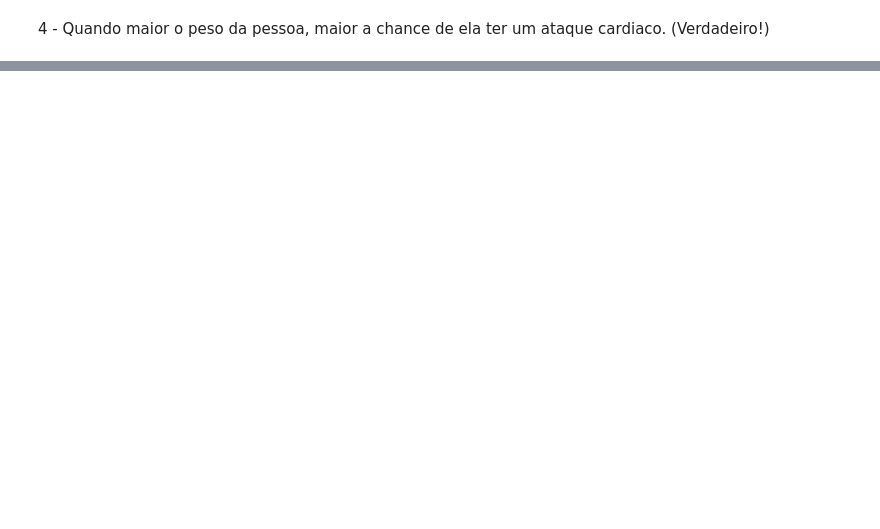
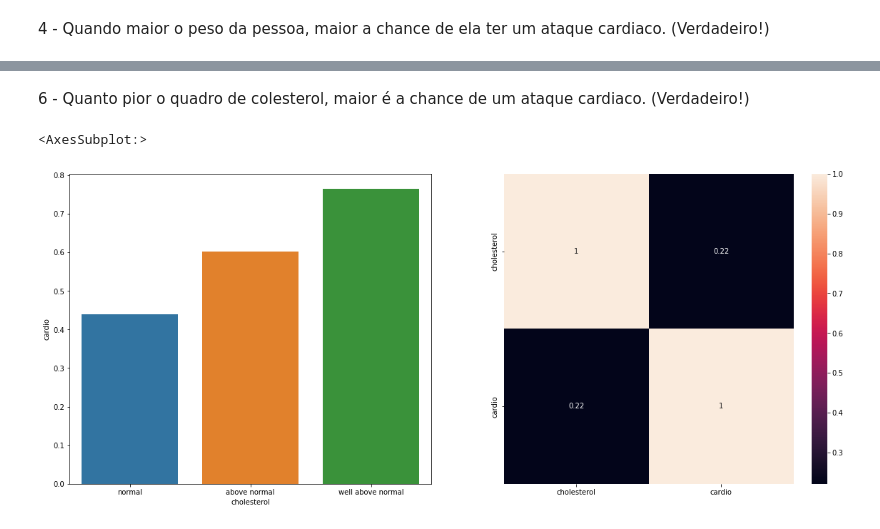
Before and after one commit to RoneyDev7/Cardio_Catch_Disease, a Jupyter notebook: 01-frn_cardio_catch_dieses.ipynb, the cells around one changed output, grey strips where cells are left out. Cells and saved outputs as stored; diff of their text form; code cells hidden in the pictures; blank space fills up the shorter version.

```diff
--- a/01-frn_cardio_catch_dieses.ipynb
+++ b/01-frn_cardio_catch_dieses.ipynb
@@ -278,0 +273,15 @@ sns.boxplot(x='blood_pressure', y='cardio', data=aux)
+# %% [markdown]
+6 - Quanto pior o quadro de colesterol, maior é a chance de um ataque cardiaco. (Verdadeiro!)
+# %%
+aux = df4[['cholesterol', 'cardio']].groupby('cholesterol').mean().reset_index()
+
+plt.figure(figsize=(20,8))
+
+plt.subplot(1,2,1)
+sns.barplot(x='cholesterol', y='cardio', data=aux).set_xticklabels(['normal', 'above normal', 'well above normal'])
+
+plt.subplot(1,2,2)
+sns.heatmap(df4[['cholesterol', 'cardio']].corr(method='pearson'), annot=True)
+# %% [output]
+<AxesSubplot:>
+[figure, added]
```
Also changed, not shown: parts of 23 cells of this notebook.
